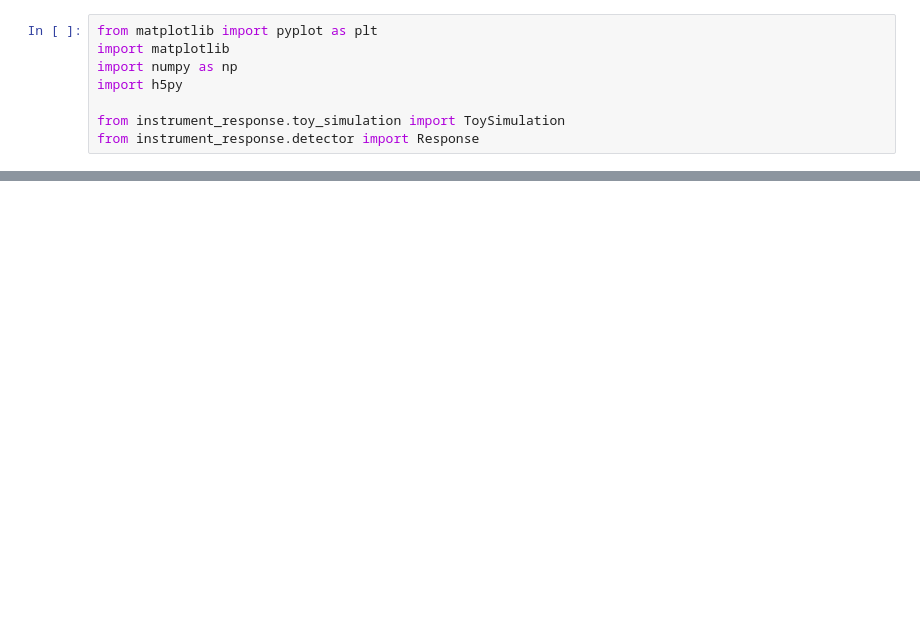
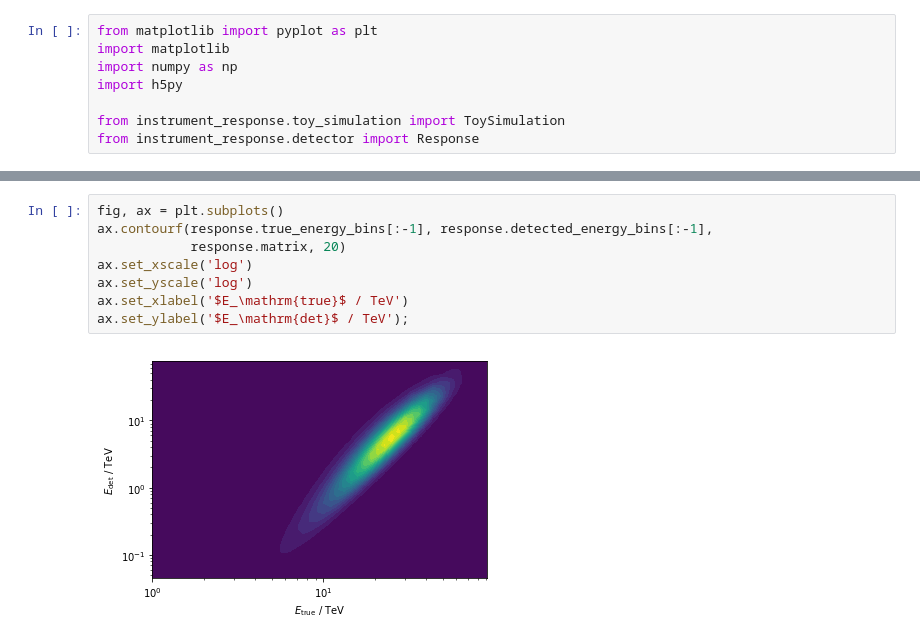
Before and after one commit to cescalara/instrument_response, a Jupyter notebook: instrument_response_example.ipynb, the cells around one changed output, grey strips where cells are left out. Cells and saved outputs as stored; diff of their text form; blank space fills up the shorter version.

```diff
--- a/instrument_response_example.ipynb
+++ b/instrument_response_example.ipynb
@@ -138,0 +97,10 @@ ax.legend();
+# %%
+fig, ax = plt.subplots()
+ax.contourf(response.true_energy_bins[:-1], response.detected_energy_bins[:-1],
+            response.matrix, 20)
+ax.set_xscale('log')
+ax.set_yscale('log')
+ax.set_xlabel('$E_\mathrm{true}$ / TeV')
+ax.set_ylabel('$E_\mathrm{det}$ / TeV');
+# %% [output]
+[figure, added]
```
Also changed, not shown: parts of 37 cells of this notebook.
